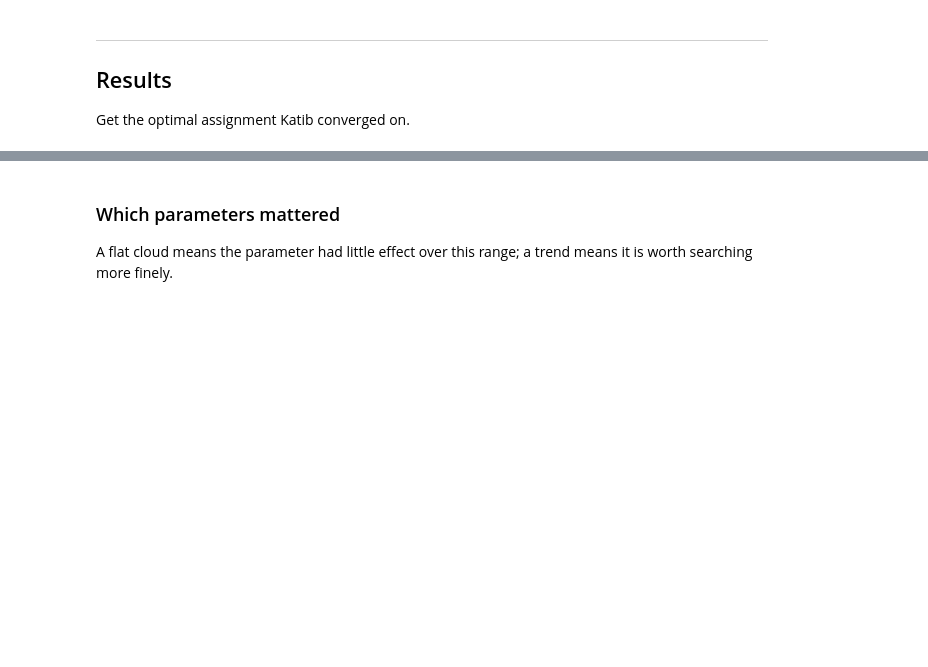
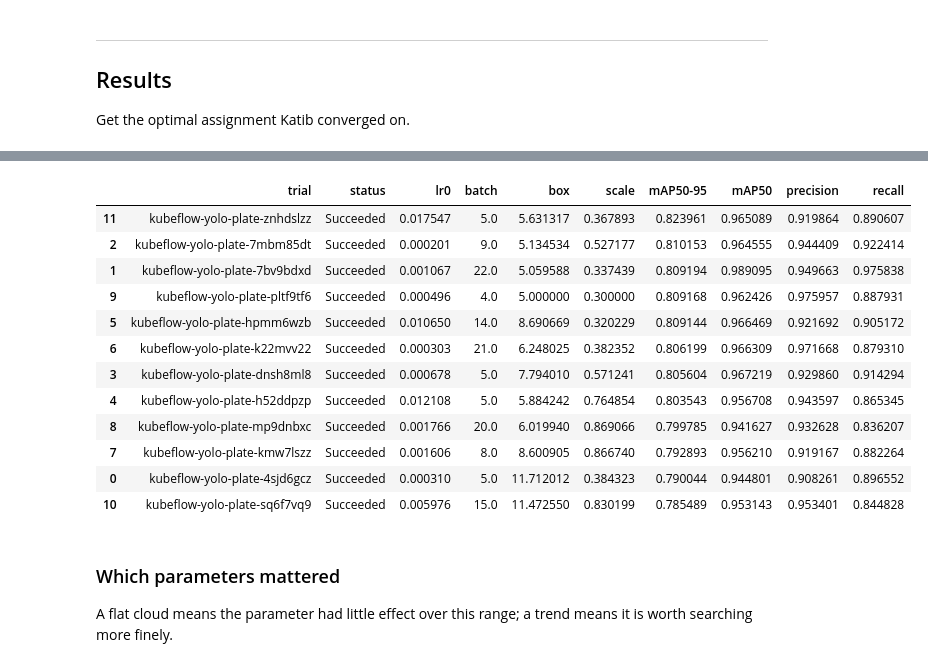
Before and after one commit to simonangel-fong/kubeflow-yolo, a Jupyter notebook: jupyter-notebook/notebooks/06-kf-train-katib.ipynb, the cells around one changed output, grey strips where cells are left out. Drawn from its saved outputs; the diff is of its cells as text; code cells hidden in the pictures; blank space fills up the shorter version.

Commit message:
nb: katib tested

```diff
--- a/jupyter-notebook/notebooks/06-kf-train-katib.ipynb
+++ b/jupyter-notebook/notebooks/06-kf-train-katib.ipynb
@@ -334,21 +385,47 @@ for a in best.parameter_assignments:
 # %%
 import pandas as pd
 
-trials = client.list_trials(
-    experiment_name=EXPERIMENT_NAME, namespace=NAMESPACE)
+from kubeflow.katib.constants import constants
+
+response = client.custom_api.list_namespaced_custom_object(
+    constants.KUBEFLOW_GROUP,
+    constants.KATIB_VERSION,
+    namespace=NAMESPACE,
+    plural=constants.TRIAL_PLURAL,
+    label_selector=f"{constants.EXPERIMENT_LABEL}={EXPERIMENT_NAME}",
+)
 
 rows = []
-for t in trials:
-    row = {"trial": t.metadata.name, "status": t.status.conditions[-1].type}
-    for a in (t.spec.parameter_assignments or []):
-        row[a.name] = float(a.value)
-    for m in ((t.status.observation.metrics if t.status.observation else []) or []):
-        row[m.name] = float(m.latest)
+for t in response["items"]:
+    status = t.get("status", {})
+    conditions = status.get("conditions") or []
+
+    row = {
+        "trial": t["metadata"]["name"],
+        "status": conditions[-1]["type"] if conditions else "Pending",
+    }
+    for a in t["spec"].get("parameterAssignments") or []:
+        row[a["name"]] = float(a["value"])
+    for m in (status.get("observation") or {}).get("metrics") or []:
+        row[m["name"]] = float(m["latest"])
     rows.append(row)
 
-df = pd.DataFrame(rows).sort_values(
-    "mAP50-95", ascending=False, na_position="last")
+df = pd.DataFrame(rows).sort_values("mAP50-95", ascending=False, na_position="last")
 df
+# %% [output]
+|  | trial | status | lr0 | batch | box | scale | mAP50-95 | mAP50 | precision | recall |
+| 11 | kubeflow-yolo-plate-znhdslzz | Succeeded | 0.017547 | 5.0 | 5.631317 | 0.367893 | 0.823961 | 0.965089 | 0.919864 | 0.890607 |
+| 2 | kubeflow-yolo-plate-7mbm85dt | Succeeded | 0.000201 | 9.0 | 5.134534 | 0.527177 | 0.810153 | 0.964555 | 0.944409 | 0.922414 |
+| 1 | kubeflow-yolo-plate-7bv9bdxd | Succeeded | 0.001067 | 22.0 | 5.059588 | 0.337439 | 0.809194 | 0.989095 | 0.949663 | 0.975838 |
+| 9 | kubeflow-yolo-plate-pltf9tf6 | Succeeded | 0.000496 | 4.0 | 5.000000 | 0.300000 | 0.809168 | 0.962426 | 0.975957 | 0.887931 |
+| 5 | kubeflow-yolo-plate-hpmm6wzb | Succeeded | 0.010650 | 14.0 | 8.690669 | 0.320229 | 0.809144 | 0.966469 | 0.921692 | 0.905172 |
+| 6 | kubeflow-yolo-plate-k22mvv22 | Succeeded | 0.000303 | 21.0 | 6.248025 | 0.382352 | 0.806199 | 0.966309 | 0.971668 | 0.879310 |
+| 3 | kubeflow-yolo-plate-dnsh8ml8 | Succeeded | 0.000678 | 5.0 | 7.794010 | 0.571241 | 0.805604 | 0.967219 | 0.929860 | 0.914294 |
+| 4 | kubeflow-yolo-plate-h52ddpzp | Succeeded | 0.012108 | 5.0 | 5.884242 | 0.764854 | 0.803543 | 0.956708 | 0.943597 | 0.865345 |
+| 8 | kubeflow-yolo-plate-mp9dnbxc | Succeeded | 0.001766 | 20.0 | 6.019940 | 0.869066 | 0.799785 | 0.941627 | 0.932628 | 0.836207 |
+| 7 | kubeflow-yolo-plate-kmw7lszz | Succeeded | 0.001606 | 8.0 | 8.600905 | 0.866740 | 0.792893 | 0.956210 | 0.919167 | 0.882264 |
+| 0 | kubeflow-yolo-plate-4sjd6gcz | Succeeded | 0.000310 | 5.0 | 11.712012 | 0.384323 | 0.790044 | 0.944801 | 0.908261 | 0.896552 |
+| 10 | kubeflow-yolo-plate-sq6f7vq9 | Succeeded | 0.005976 | 15.0 | 11.472550 | 0.830199 | 0.785489 | 0.953143 | 0.953401 | 0.844828 |
 # %% [markdown]
 ### Which parameters mattered
 
```
Also changed, not shown: parts of 10 cells of this notebook.
